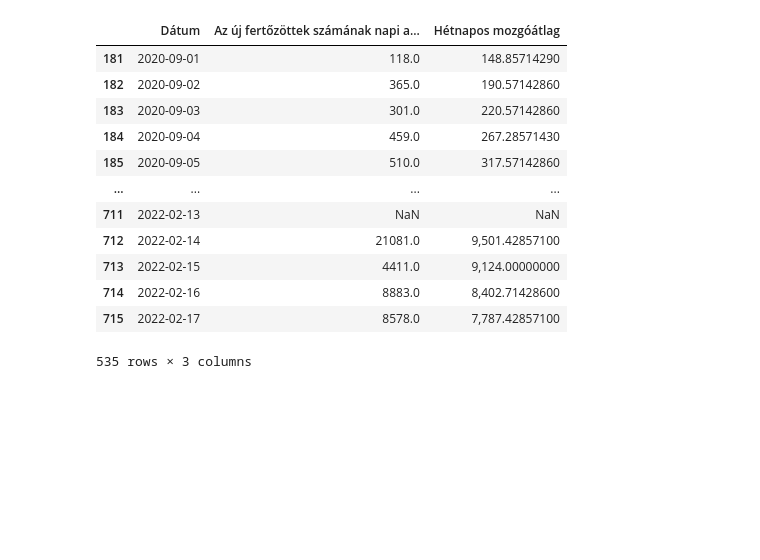
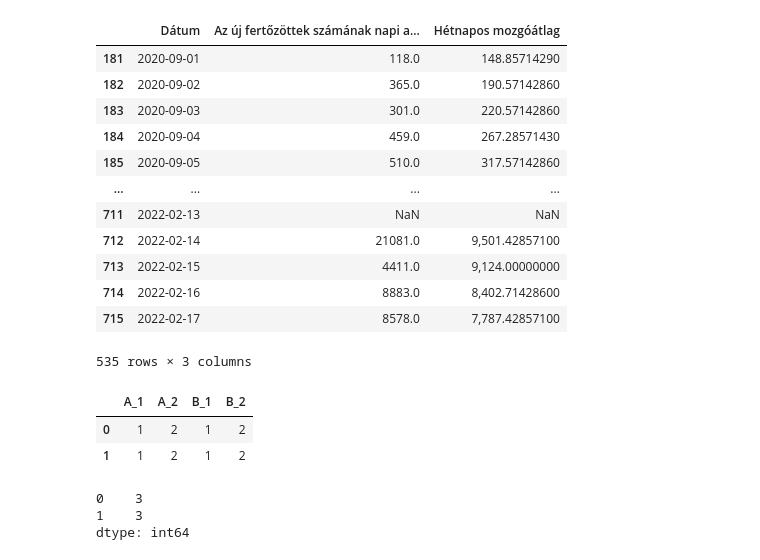
Before and after one commit to kolokcse/covid19-santiago, a Jupyter notebook: code/hun_codes/scripts/report1.ipynb, the cells around one changed output. Saved outputs shown, nothing was run; the diff lists cells and outputs as text; code cells hidden in the pictures; blank space fills up the shorter version.

```diff
--- a/code/hun_codes/scripts/report1.ipynb
+++ b/code/hun_codes/scripts/report1.ipynb
@@ -99,0 +102,13 @@ all_inf[181:]
+# %%
+df = pd.DataFrame({"A_1": [1,1], "A_2": [2,2], "B_1":[1,1], "B_2":[2,2]})
+df
+# %% [output]
+|  | A_1 | A_2 | B_1 | B_2 |
+| 0 | 1 | 2 | 1 | 2 |
+| 1 | 1 | 2 | 1 | 2 |
+# %%
+df[["A_1", "A_2"]].agg(sum, axis=1)
+# %% [output]
+0    3
+1    3
+dtype: int64
```
Also changed, not shown: parts of 1 cell of this notebook, 3 other files.
